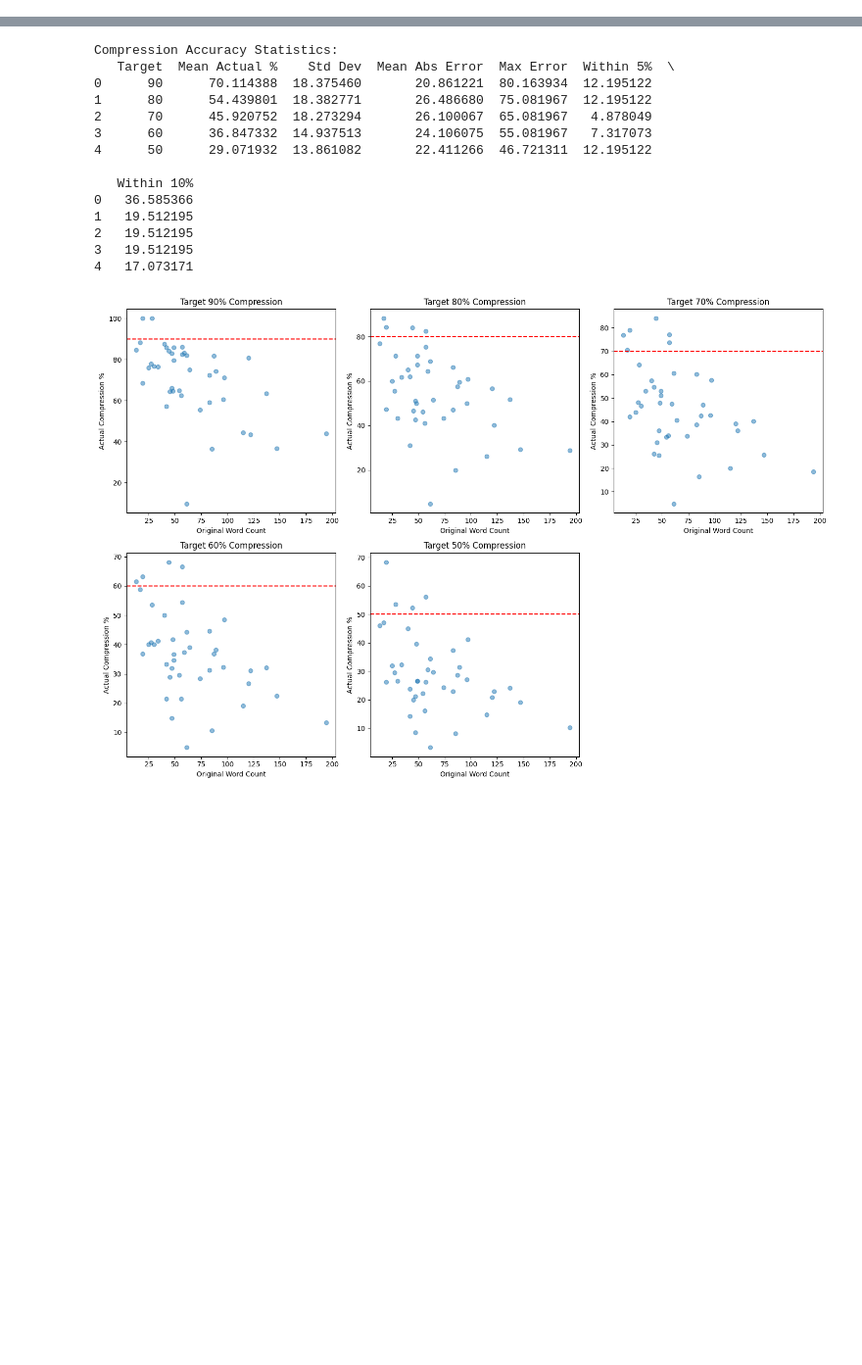
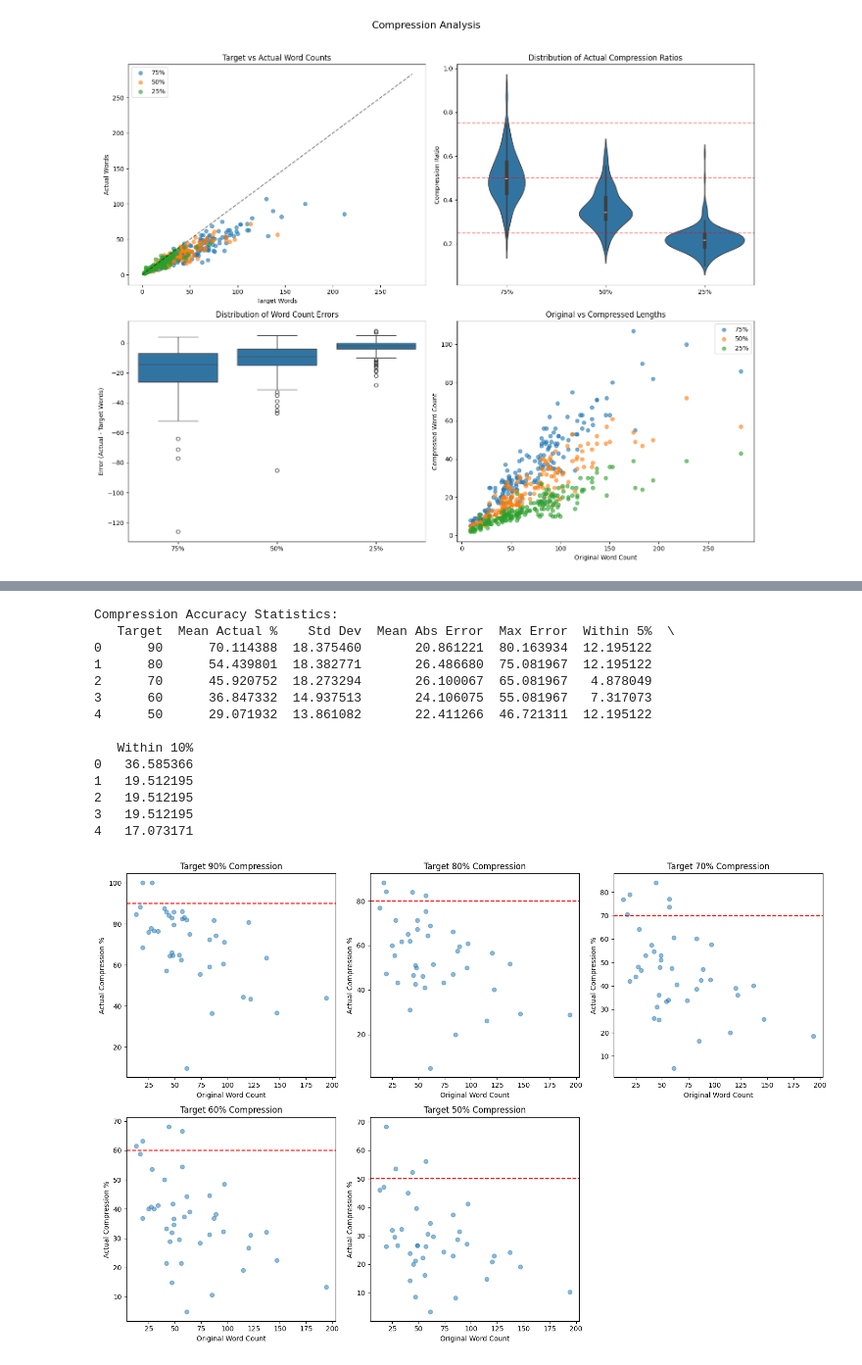
Before and after one commit to Bryan6734/SPAR-final, a Jupyter notebook: scripts/explorer.ipynb, the cells around one changed output, grey strips where cells are left out. Shown: that part at 98% size. Saved outputs shown, nothing was run; the diff lists cells and outputs as text; code cells hidden in the pictures; blank space fills up the shorter version.

Commit message:
compression done

```diff
--- a/scripts/explorer.ipynb
+++ b/scripts/explorer.ipynb
@@ -141,0 +77,87 @@ for category, examples in best_worst.items():
+# %%
+
+
+# 1. Calculate actual compression ratios
+for level in [75, 50, 25]:
+    df[f'actual_ratio_{level}'] = df[f'compression_{level}_word_count'] / df['original_word_count']
+    df[f'target_ratio_{level}'] = df[f'compression_{level}_target_words'] / df['original_word_count']
+    df[f'ratio_error_{level}'] = df[f'actual_ratio_{level}'] - level/100
+
+# 2. Create visualization
+fig, axes = plt.subplots(2, 2, figsize=(15, 12))
+fig.suptitle('Compression Analysis', fontsize=16, y=1.02)
+
+# Plot 1: Target vs Actual Word Counts
+for i, level in enumerate([75, 50, 25]):
+    ax = axes[0, 0]
+    ax.scatter(df[f'compression_{level}_target_words'],
+              df[f'compression_{level}_word_count'],
+              alpha=0.6,
+              label=f'{level}%')
+ax.plot([0, df['original_word_count'].max()], [0, df['original_word_count'].max()], 'k--', alpha=0.5)
+ax.set_xlabel('Target Words')
+ax.set_ylabel('Actual Words')
+ax.set_title('Target vs Actual Word Counts')
+ax.legend()
+
+# Plot 2: Compression Ratio Distribution
+ratios_data = []
+labels = []
+for level in [75, 50, 25]:
+    ratios_data.extend(df[f'actual_ratio_{level}'])
+    labels.extend([f'{level}%'] * len(df))
+
+sns.violinplot(y=ratios_data, x=labels, ax=axes[0, 1])
+axes[0, 1].axhline(y=0.75, color='r', linestyle='--', alpha=0.5)
+axes[0, 1].axhline(y=0.50, color='r', linestyle='--', alpha=0.5)
+axes[0, 1].axhline(y=0.25, color='r', linestyle='--', alpha=0.5)
+axes[0, 1].set_title('Distribution of Actual Compression Ratios')
+axes[0, 1].set_ylabel('Compression Ratio')
+
+# Plot 3: Word Count Error Distribution
+error_data = []
+error_labels = []
+for level in [75, 50, 25]:
+    error = df[f'compression_{level}_word_count'] - df[f'compression_{level}_target_words']
+    error_data.extend(error)
+    error_labels.extend([f'{level}%'] * len(df))
+
+sns.boxplot(y=error_data, x=error_labels, ax=axes[1, 0])
+axes[1, 0].set_title('Distribution of Word Count Errors')
+axes[1, 0].set_ylabel('Error (Actual - Target Words)')
+
+# Plot 4: Original vs Compressed Lengths
+for i, level in enumerate([75, 50, 25]):
+    ax = axes[1, 1]
+    ax.scatter(df['original_word_count'],
+              df[f'compression_{level}_word_count'],
+              alpha=0.6,
+              label=f'{level}%')
+ax.set_xlabel('Original Word Count')
+ax.set_ylabel('Compressed Word Count')
+ax.set_title('Original vs Compressed Lengths')
+ax.legend()
+
+plt.tight_layout()
+plt.show()
+
+# Print statistics
+print("\nCompression Statistics:")
+for level in [75, 50, 25]:
+    print(f"\n{level}% Compression:")
+    print(f"Mean actual ratio: {df[f'actual_ratio_{level}'].mean():.3f}")
+    print(f"Target ratio: {level/100:.3f}")
+    print(f"Mean absolute error: {abs(df[f'compression_{level}_word_count'] - df[f'compression_{level}_target_words']).mean():.2f} words")
+    print(f"Exact matches: {(df[f'compression_{level}_word_count'] == df[f'compression_{level}_target_words']).mean()*100:.1f}%")
+
+# Example compression analysis
+print("\nExample Compressions:")
+for idx in range(len(df)):
+    print(f"\nQuestion {idx+1}:")
+    print(f"Original ({df.iloc[idx]['original_word_count']} words):")
+    print(df.iloc[idx]['Question'])
+    for level in [75, 50, 25]:
+        print(f"\n{level}% ({df.iloc[idx][f'compression_{level}_word_count']}/{df.iloc[idx][f'compression_{level}_target_words']} words):")
+        print(df.iloc[idx][f'compression_{level}'])
+# %% [output]
+[figure, added]
```
Also changed, not shown: parts of 4 cells of this notebook, 36 other files.
